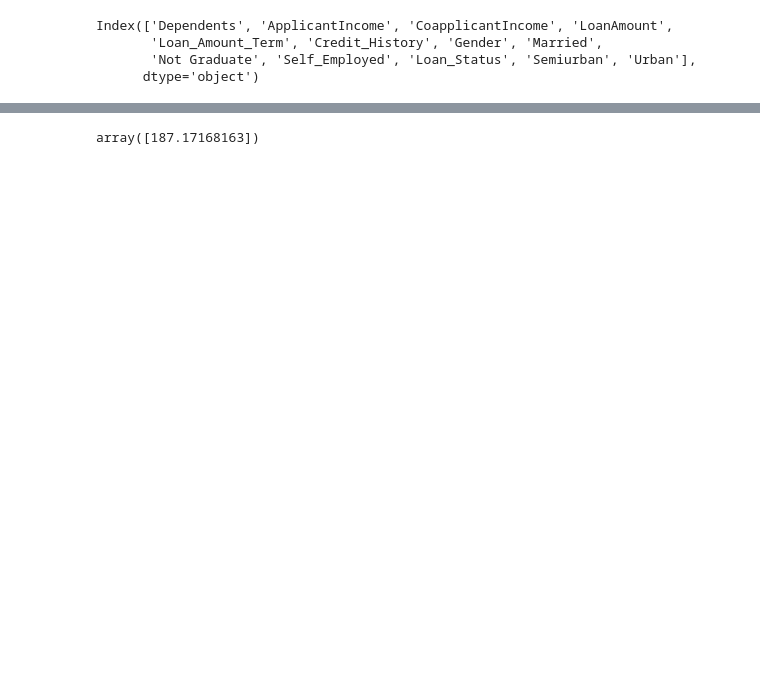
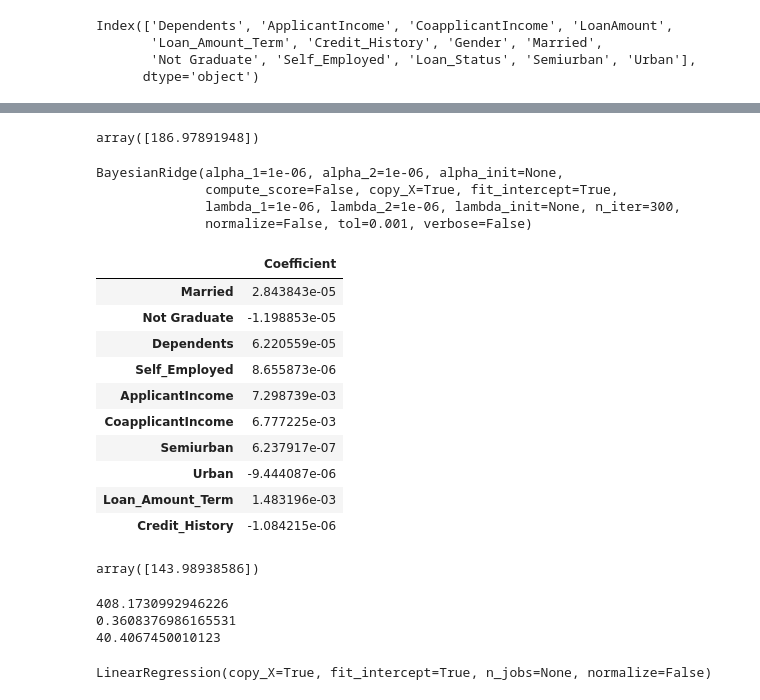
Before and after one commit to ankushbnayak/Loan-prediction-project, a Jupyter notebook: Loan_prediction.ipynb, the cells around one changed output, grey strips where cells are left out. Drawn from its saved outputs; the diff is of its cells as text; code cells hidden in the pictures; blank space fills up the shorter version.

```diff
--- a/Loan_prediction.ipynb
+++ b/Loan_prediction.ipynb
@@ -389,4 +429,4 @@ pred1=lm.predict(X_test)
 # %%
-lm.predict([[1,0,3,1,4000,3000,0,1,360]])
+lm.predict([[1,0,3,1,4000,3000,0,1,360,1.0]])
 # %% [output]
-array([187.17168163])
+array([186.97891948])
@@ -392,0 +435,8 @@ array([187.17168163])
+# %%
+bm=linear_model.BayesianRidge()
+bm.fit(X_train,Y_train)
+# %% [output]
+BayesianRidge(alpha_1=1e-06, alpha_2=1e-06, alpha_init=None,
+              compute_score=False, copy_X=True, fit_intercept=True,
+              lambda_1=1e-06, lambda_2=1e-06, lambda_init=None, n_iter=300,
+              normalize=False, tol=0.001, verbose=False)
@@ -392,0 +445,35 @@ array([187.17168163])
+# %%
+coeff2=pd.DataFrame(bm.coef_,x.columns,columns=['Coefficient'])
+coeff2
+# %% [output]
+|  | Coefficient |
+| Married | 2.843843e-05 |
+| Not Graduate | -1.198853e-05 |
+| Dependents | 6.220559e-05 |
+| Self_Employed | 8.655873e-06 |
+| ApplicantIncome | 7.298739e-03 |
+| CoapplicantIncome | 6.777225e-03 |
+| Semiurban | 6.237917e-07 |
+| Urban | -9.444087e-06 |
+| Loan_Amount_Term | 1.483196e-03 |
+| Credit_History | -1.084215e-06 |
+# %%
+bm.predict([[1,0,3,1,4000,3000,0,1,360,1.0]])
+# %% [output]
+array([143.98938586])
+# %%
+print(max_error(Y_test,pred2))
+print(explained_variance_score(Y_test,pred2))
+print(mean_absolute_error(Y_test,pred2))
+# %% [output]
+408.1730992946226
+0.3608376986165531
+40.4067450010123
+# %%
+from sklearn.preprocessing import PolynomialFeatures
+poly_reg = PolynomialFeatures(degree = 2)
+X_poly = poly_reg.fit_transform(X_train)
+pm = LinearRegression()
+pm.fit(X_poly,Y_train)
+# %% [output]
+LinearRegression(copy_X=True, fit_intercept=True, n_jobs=None, normalize=False)
```
Also changed, not shown: parts of 20 cells of this notebook.
